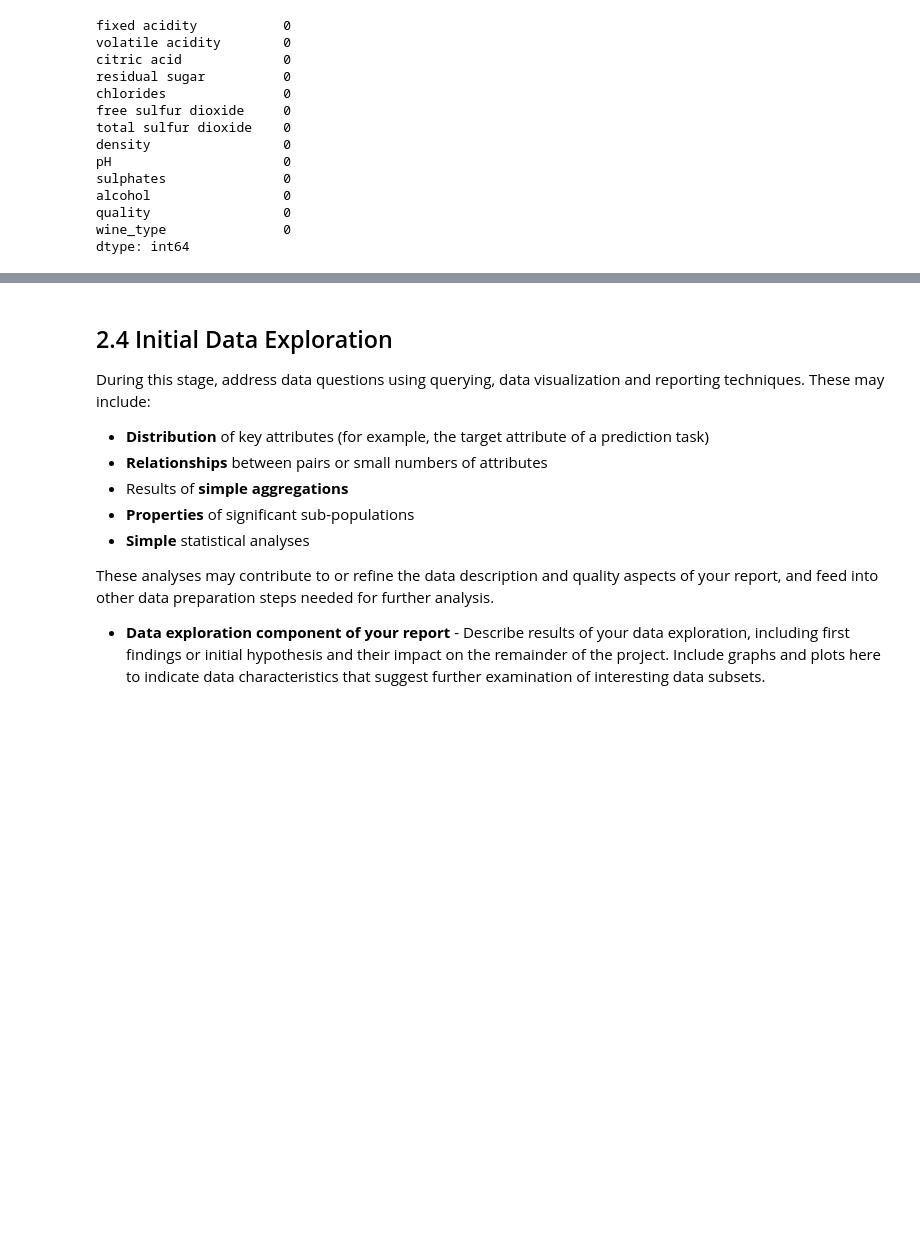
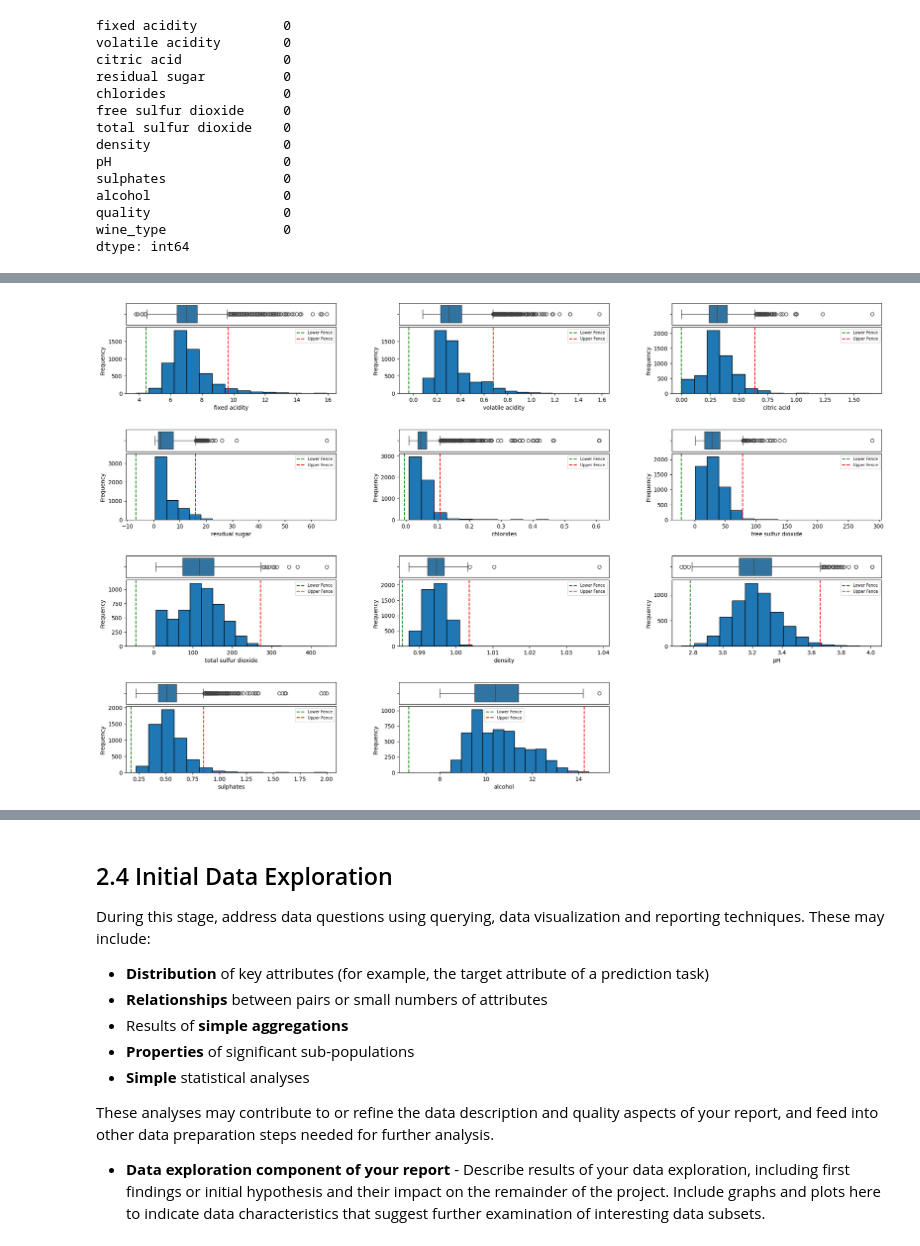
Before and after one commit to Arifuzzaman-Munaf/Predictive-Analysis-using-ML-algorithms, a Jupyter notebook: assessment_01.ipynb, the cells around one changed output, grey strips where cells are left out. Saved outputs shown, nothing was run; the diff lists cells and outputs as text; code cells hidden in the pictures; blank space fills up the shorter version.

```diff
--- a/assessment_01.ipynb
+++ b/assessment_01.ipynb
@@ -266,0 +279,53 @@ https://www.itl.nist.gov/div898/handbook/prc/section1/prc16.htm
+# %%
+def compute_fences(df, feature):
+    Q1 = np.percentile(df[feature], 25)  # 1st quartile
+    Q3 = np.percentile(df[feature], 75)  # 3rd quartile
+    IQR = Q3 - Q1  # calculate IQR
+    lower_inner_fence = Q1 - 1.5 * IQR
+    upper_inner_fence = Q3 + 1.5 * IQR
+    return lower_inner_fence, upper_inner_fence
+# %%
+def plot_outliers(df):
+    # Set the number of rows and columns
+    rows = 4
+    cols = 3
+
+    # Set the figure size and add a grid spec for the subplots
+    fig = plt.figure(figsize=(24, 15))
+    grid_spec = fig.add_gridspec(rows, cols, wspace=0.3, hspace=0.4)
+
+    # Iterate over the features and add subplots
+    for i, feature in enumerate(df.columns):
+        # Calculate the row and column for the subplot
+        row = i // cols
+        col = i % cols
+
+        # Add a 2-row sub GridSpec for each cell
+        sub_gs = grid_spec[row, col].subgridspec(2, 1, height_ratios=[1, 3], hspace=0.05)
+
+        # Add a boxplot and a histogram for each feature using the sub GridSpec
+        ax_box = fig.add_subplot(sub_gs[0])
+        ax_hist = fig.add_subplot(sub_gs[1], sharex=ax_box) # share the x-axis with the boxplot
+
+
+        lower_inner_fence, upper_inner_fence = compute_fences(df, feature) # compute the fences
+
+        # Add a boxplot
+        sns.boxplot(x=df[feature], ax=ax_box)
+        ax_box.set(xlabel='')    # remove the x-axis label
+        ax_box.tick_params(bottom=False, labelbottom=False) # remove the x-axis tick labels
+
+        ax_hist.hist(df[feature], bins=15, edgecolor="black") # add a histogram
+        ax_hist.set_xlabel(feature, fontsize=10) # set the x-axis label
+        ax_hist.set_ylabel("Frequency", fontsize=10) # set the y-axis label
+
+        # Add fence lines
+        ax_hist.axvline(lower_inner_fence, color='green', linestyle='--', label='Lower Fence')
+        ax_hist.axvline(upper_inner_fence, color='red', linestyle='--', label='Upper Fence')
+        ax_hist.legend(fontsize=7 )
+
+    plt.show()
+
+plot_outliers(df[df.columns[0:-2]])
+# %% [output]
+[figure, added]
```
Also changed, not shown: parts of 8 cells of this notebook.
